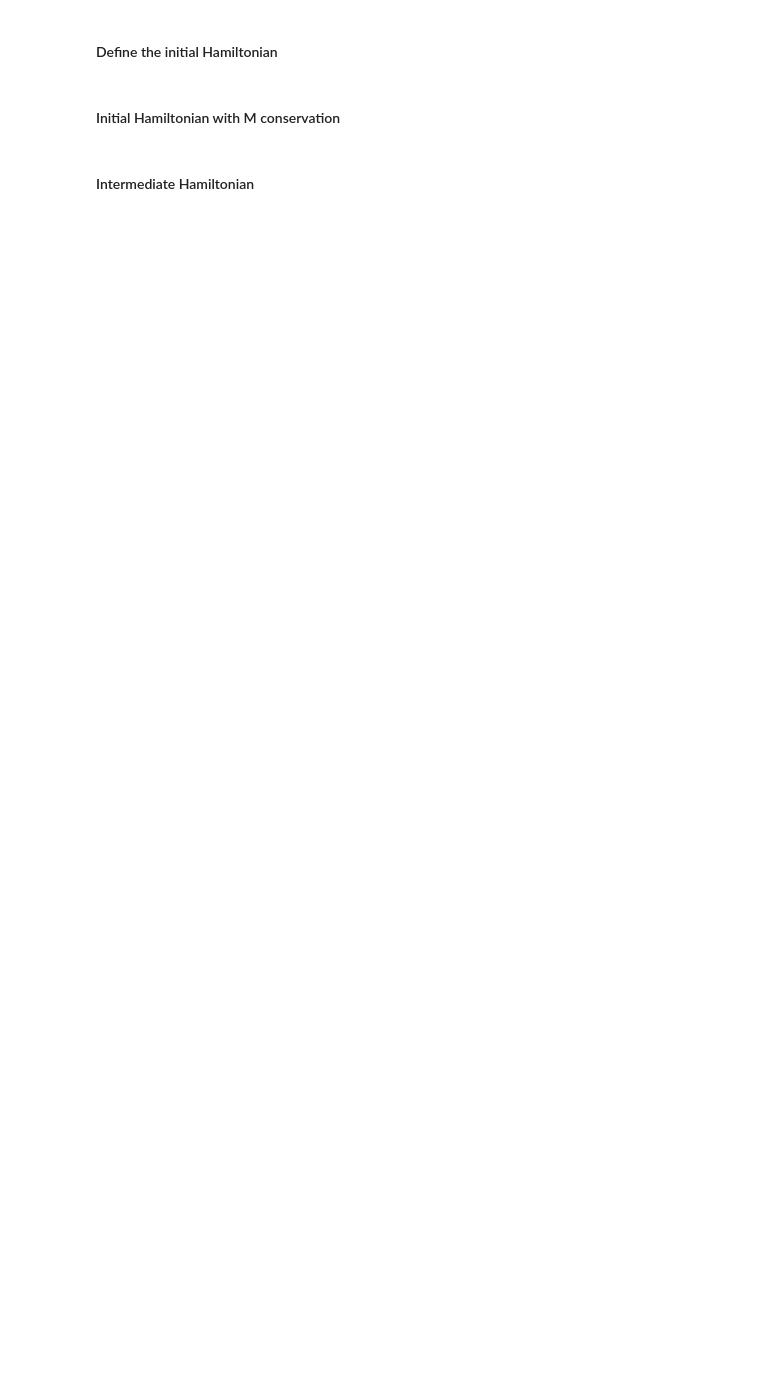
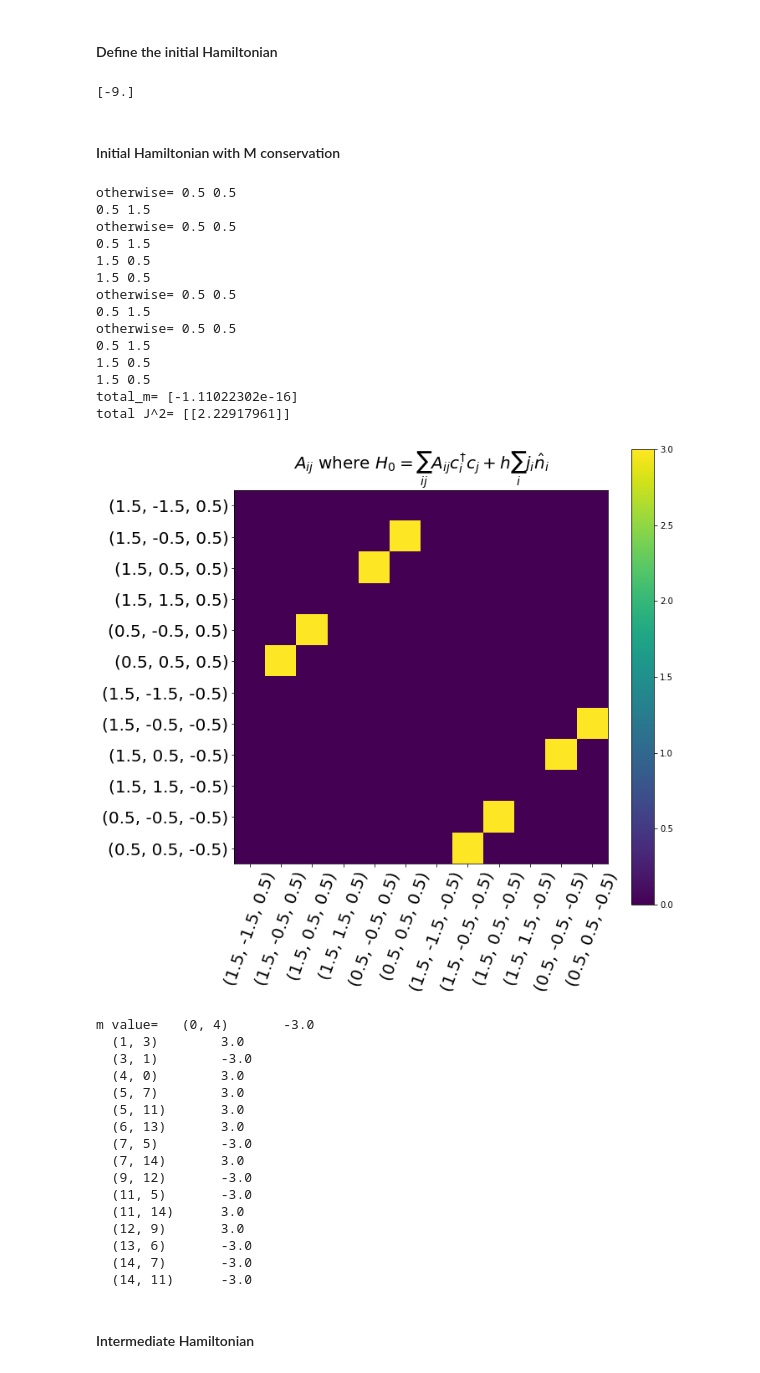
Before and after one commit to emacosta95/QuantumMachineLearningFermions, a Jupyter notebook: QuantumAnnealing.ipynb, the cells around one changed output. Drawn from its saved outputs; the diff is of its cells as text; code cells hidden in the pictures; blank space fills up the shorter version.

```diff
--- a/QuantumAnnealing.ipynb
+++ b/QuantumAnnealing.ipynb
@@ -20,7 +21,7 @@ import matplotlib.pyplot as plt
 file_name='data/cki'
 SPS=SingleParticleState(file_name=file_name)
 # %%
-nparticles_a=4
+nparticles_a=6
 nparticles_b=2
 
 size_a=SPS.energies.shape[0]//2
@@ -28,15 +29,17 @@ size_b=SPS.energies.shape[0]//2
 # %% [markdown]
 #### $J^2$ Matrix
 # %%
-matrix_j,_,energies=get_twobody_nuclearshell_model(file_name='data/j2.int')
+matrix_j,energies=get_twobody_nuclearshell_model(file_name='data/j2.int')
 
 mij_matrix=np.zeros((energies.shape[0],energies.shape[0]))
 diag_j=np.zeros(energies.shape[0])
 diag_m=np.zeros(energies.shape[0])
+label=[]
 for i in range(energies.shape[0]):
     n,l,j,m,t,tz=SPS.state_encoding[i]
     diag_j[i]=j*(j+1)
     diag_m[i]=m
+    label.append((j,m,tz))
     for r in range(energies.shape[0]):
         n,l,j,mr,t,tz=SPS.state_encoding[r]
         mij_matrix[i,r]=m-mr
@@ -98,13 +103,15 @@ InitialHamiltonian.get_hamiltonian()
 
 egs,psi_initial=InitialHamiltonian.get_spectrum(n_states=1)
 print(egs)
+# %% [output]
+[-9.]
 # %% [markdown]
 #### Initial Hamiltonian with M conservation
 # %%
 
 t=3.
 w=-3.
-h=2
+h=3
 g=0.
 r=0
 InitialHamiltonian=FermiHubbardHamiltonian(size_a=size_a,size_b=size_b,nparticles_a=nparticles_a,nparticles_b=nparticles_b)
@@ -265,37 +272,72 @@ for tzi in [-1/2,1/2]:
 # #         if np.isclose(mi,-mj) and np.isclose(ni,nj):
 
 # #             if size_b==size_a:
 # #                 kinetic_term[(size_a +i,size_a+j)]=t#np.abs(mi-mj)#+np.abs(ji-jj)
 
 external_field=np.zeros(size_a+size_b)
 rand=np.random.uniform(0,1,3)
 rand_dict={1/2:rand[0],-1/2:rand[1]}
 for i in range(size_a+size_b):
     (ni,li,ji,mi,ti,tzi)=SPS.state_encoding[i]
     j=SPS.get_index((ni,li,ji,-mi,ti,tzi))
     external_field[i]=h*(ji)+g*np.abs(mi)
 
 
     #external_field[i] = SPS.energies[i]
 
 
 InitialHamiltonian.get_kinetic_operator(adj_matrix=kinetic_term)
 InitialHamiltonian.get_external_potential(external_field)
 InitialHamiltonian.get_hamiltonian()
 
 einitial,psi_initial=InitialHamiltonian.get_spectrum(n_states=1)
 print('total_m=',SPS.compute_m_exp_value(psi=psi_initial,basis=InitialHamiltonian.basis))
 print('total J^2=',psi_initial.transpose().conjugate() @ Joperator.hamiltonian @ psi_initial)
+plt.figure(figsize=(10,10))
+
+plt.title(r'$A_{ij}$ where $H_0=\sum_{ij}A_{ij} c^{\dagger}_i c_j + h \sum_i j_i \hat{n}_i$',fontsize=20)
 plt.imshow(adj_matrix)
-plt.xticks(np.arange(diag_m.shape[0]),diag_m)
-plt.yticks(np.arange(diag_m.shape[0]),diag_m)
+plt.xticks(np.arange(diag_m.shape[0]),label,rotation=70)
+plt.yticks(np.arange(diag_m.shape[0]),label)
 plt.colorbar()
 plt.savefig('images/fig4')
+plt.tick_params(which='major',labelsize=20)
 plt.show()
 
-print(np.einsum('ab,ab->',adj_matrix,mij_matrix))
 #print(InitialHamiltonian.hamiltonian)
-print(Moperator.hamiltonian @ InitialHamiltonian.hamiltonian- InitialHamiltonian.hamiltonian @ Moperator.hamiltonian)
+print('m value=',Moperator.hamiltonian @ InitialHamiltonian.hamiltonian- InitialHamiltonian.hamiltonian @ Moperator.hamiltonian)
+# %% [output]
+otherwise= 0.5 0.5
+0.5 1.5
+otherwise= 0.5 0.5
+0.5 1.5
+1.5 0.5
+1.5 0.5
+otherwise= 0.5 0.5
+0.5 1.5
+otherwise= 0.5 0.5
+0.5 1.5
+1.5 0.5
+1.5 0.5
+total_m= [-1.11022302e-16]
+total J^2= [[2.22917961]]
+[figure, added]
+m value=   (0, 4)       -3.0
+  (1, 3)        3.0
+  (3, 1)        -3.0
+  (4, 0)        3.0
+  (5, 7)        3.0
+  (5, 11)       3.0
+  (6, 13)       3.0
+  (7, 5)        -3.0
+  (7, 14)       3.0
+  (9, 12)       -3.0
+  (11, 5)       -3.0
+  (11, 14)      3.0
+  (12, 9)       3.0
+  (13, 6)       -3.0
+  (14, 7)       -3.0
+  (14, 11)      -3.0
 # %% [markdown]
 #### Intermediate Hamiltonian
 # %%
```
Also changed, not shown: parts of 25 cells of this notebook, 15 other files.
